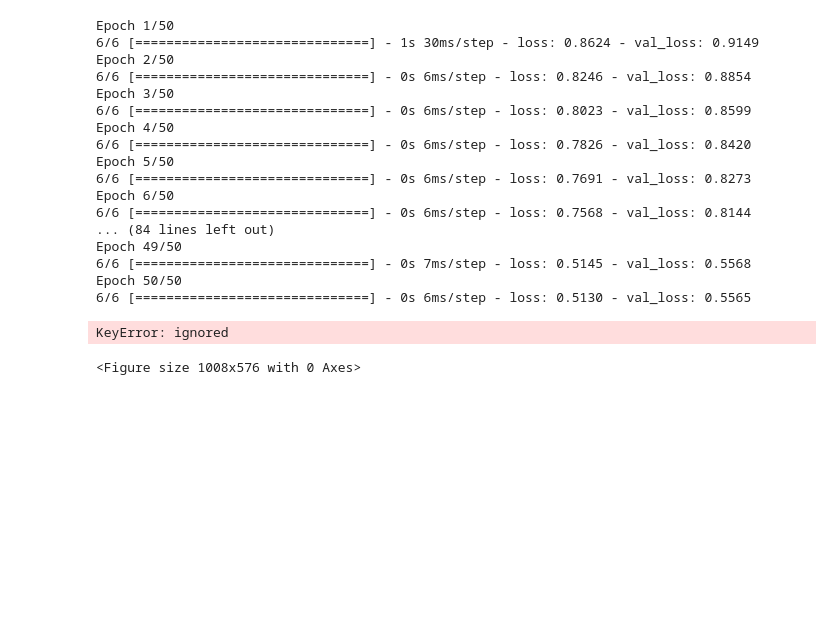
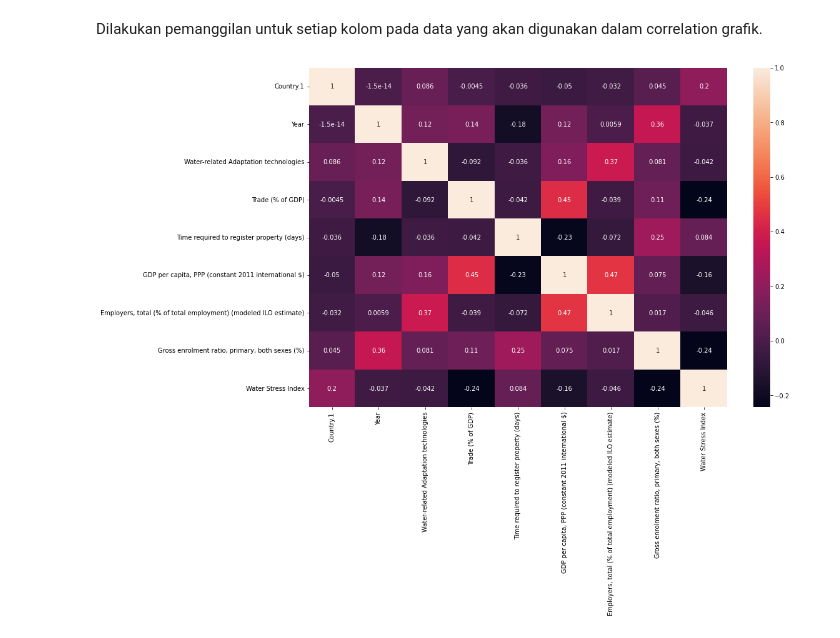
Before and after one commit to ribka-5/Data-Mining, a Jupyter notebook: Uprak_2.ipynb, the cells around one changed output. Saved outputs shown, nothing was run; the diff lists cells and outputs as text; code cells hidden in the pictures; blank space fills up the shorter version.

```diff
--- a/Uprak_2.ipynb
+++ b/Uprak_2.ipynb
@@ -57,0 +139,6 @@ df.describe()
+# %%
+floats = (df.dtypes == "float64")
+col_flo = list(floats[floats].index)
+
+print("Numerical variables:")
+print(col_flo)
@@ -57,0 +150,3 @@ df.describe()
+# %%
+for i in col_flo:
+    df[i].fillna(df[i].mean(), inplace=True)
@@ -245,42 +179,0 @@ _________________________________________________________________
-# %%
-history = History()
-History = model.fit(x=x_train,y=y_train,validation_data=(x_test,y_test),epochs=50, callbacks=[history])
-# %% [output]
-Epoch 1/50
-6/6 [==============================] - 1s 30ms/step - loss: 0.8624 - val_loss: 0.9149
-Epoch 2/50
-6/6 [==============================] - 0s 6ms/step - loss: 0.8246 - val_loss: 0.8854
-Epoch 3/50
-6/6 [==============================] - 0s 6ms/step - loss: 0.8023 - val_loss: 0.8599
-Epoch 4/50
-6/6 [==============================] - 0s 6ms/step - loss: 0.7826 - val_loss: 0.8420
-Epoch 5/50
-6/6 [==============================] - 0s 6ms/step - loss: 0.7691 - val_loss: 0.8273
-Epoch 6/50
-6/6 [==============================] - 0s 6ms/step - loss: 0.7568 - val_loss: 0.8144
-... (84 lines left out)
-Epoch 49/50
-6/6 [==============================] - 0s 7ms/step - loss: 0.5145 - val_loss: 0.5568
-Epoch 50/50
-6/6 [==============================] - 0s 6ms/step - loss: 0.5130 - val_loss: 0.5565
-# %%
-plt.figure(figsize=(14,8))
-plt.plot(History.history['mean_absolute_error'])
-plt.plot(History.history['val_mean_absolute_error'])
-plt.title('Mean Absolute Error', fontsize=14)
-plt.ylabel('mean_absolute_error', fontsize=12)
-plt.xlabel('Epoch', fontsize=12)
-plt.legend(['train', 'test'], loc='upper left')
-plt.show()
-
-plt.figure(figsize=(14,8))
-plt.plot(History.history['loss'])
-plt.plot(History.history['val_loss'])
-plt.title('Model Loss', fontsize=14)
-plt.ylabel('Loss', fontsize=12)
-plt.xlabel('Epoch', fontsize=12)
-plt.legend(['train', 'test'], loc='upper left')
-plt.show()
-# %% [output]
-KeyError: ignored
-<Figure size 1008x576 with 0 Axes>
@@ -294,0 +180,13 @@ plt.show
+# %% [markdown]
+Dilakukan pemanggilan untuk setiap kolom pada data yang akan digunakan dalam correlation grafik.
+# %%
+corr = df[['Country', 'Country.1', 'Year', 'Water-related Adaptation technologies',
+       'Trade (% of GDP)', 'Time required to register property (days)',
+       'GDP per capita, PPP (constant 2011 international $)',
+       'Employers, total (% of total employment) (modeled ILO estimate)',
+       'Gross enrolment ratio, primary, both sexes (%)', 'Water Stress Index']]
+plt.figure(figsize=(15,10))
+plt.subplot(1,1,1)
+ax = sns.heatmap(corr.corr(), annot=True)
+# %% [output]
+[figure, added]
```
Also changed, not shown: parts of 86 cells of this notebook.
